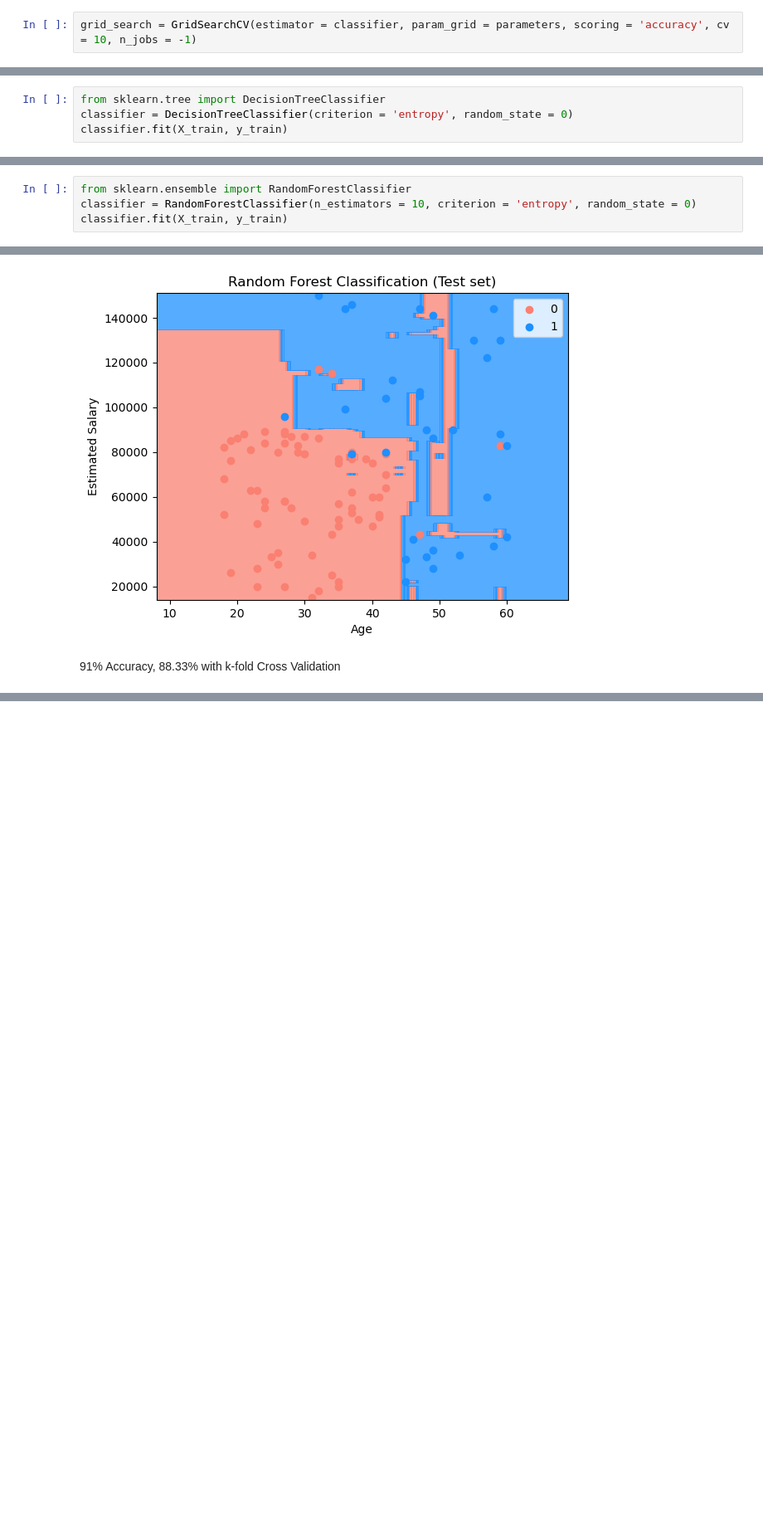
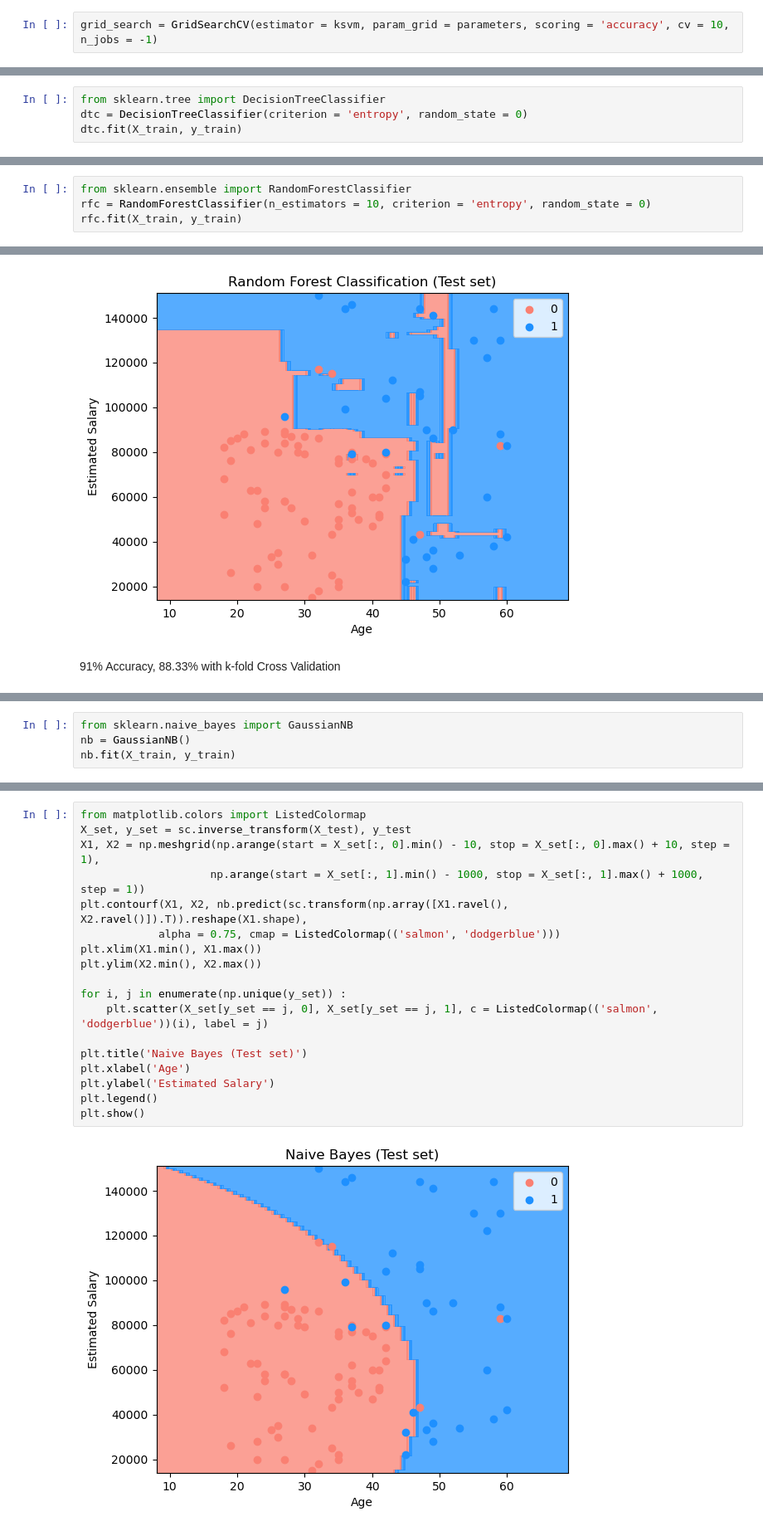
Before and after one commit to DaheeMATTANA/Python-Machine-Learning-Projects, a Jupyter notebook: Customer Classification for New SUV/Customer Classification for New SUV.ipynb, the cells around one changed output, grey strips where cells are left out. Shown at 83% size. Cells and saved outputs as stored; diff of their text form; blank space fills up the shorter version.

```diff
--- a/Customer Classification for New SUV/Customer Classification for New SUV.ipynb
+++ b/Customer Classification for New SUV/Customer Classification for New SUV.ipynb
@@ -252,7 +252,7 @@ from sklearn.model_selection import GridSearchCV
 parameters = [{'C':[0.25, 0.5, 0.75, 1], 'kernel':['linear']},
              {'C':[0.25, 0.5, 0.75, 1], 'kernel':['rbf'], 'gamma':[0.1, 0.2, 0.3, 0.4, 0.5, 0.6, 0.7, 0.8, 0.9]}]
 # %%
-grid_search = GridSearchCV(estimator = classifier, param_grid = parameters, scoring = 'accuracy', cv = 10, n_jobs = -1)
+grid_search = GridSearchCV(estimator = ksvm, param_grid = parameters, scoring = 'accuracy', cv = 10, n_jobs = -1)
 # %%
 grid_search.fit(X_train, y_train)
 # %% [output]
@@ -302,8 +302,8 @@ plt.show()
 ##### Model
 # %%
 from sklearn.tree import DecisionTreeClassifier
-classifier = DecisionTreeClassifier(criterion = 'entropy', random_state = 0)
-classifier.fit(X_train, y_train)
+dtc = DecisionTreeClassifier(criterion = 'entropy', random_state = 0)
+dtc.fit(X_train, y_train)
 # %% [output]
 DecisionTreeClassifier(criterion='entropy', random_state=0)
 # %% [markdown]
@@ -367,8 +367,8 @@ plt.show()
 ##### Model
 # %%
 from sklearn.ensemble import RandomForestClassifier
-classifier = RandomForestClassifier(n_estimators = 10, criterion = 'entropy', random_state = 0)
-classifier.fit(X_train, y_train)
+rfc = RandomForestClassifier(n_estimators = 10, criterion = 'entropy', random_state = 0)
+rfc.fit(X_train, y_train)
 # %% [output]
 RandomForestClassifier(criterion='entropy', n_estimators=10, random_state=0)
 # %% [markdown]
@@ -428,0 +433,4 @@ plt.show()
+# %%
+from sklearn.naive_bayes import GaussianNB
+nb = GaussianNB()
+nb.fit(X_train, y_train)
@@ -428,0 +472,20 @@ plt.show()
+# %%
+from matplotlib.colors import ListedColormap
+X_set, y_set = sc.inverse_transform(X_test), y_test
+X1, X2 = np.meshgrid(np.arange(start = X_set[:, 0].min() - 10, stop = X_set[:, 0].max() + 10, step = 1),
+                    np.arange(start = X_set[:, 1].min() - 1000, stop = X_set[:, 1].max() + 1000, step = 1))
+plt.contourf(X1, X2, nb.predict(sc.transform(np.array([X1.ravel(), X2.ravel()]).T)).reshape(X1.shape),
+            alpha = 0.75, cmap = ListedColormap(('salmon', 'dodgerblue')))
+plt.xlim(X1.min(), X1.max())
+plt.ylim(X2.min(), X2.max())
+
+for i, j in enumerate(np.unique(y_set)) :
+    plt.scatter(X_set[y_set == j, 0], X_set[y_set == j, 1], c = ListedColormap(('salmon', 'dodgerblue'))(i), label = j)
+
+plt.title('Naive Bayes (Test set)')
+plt.xlabel('Age')
+plt.ylabel('Estimated Salary')
+plt.legend()
+plt.show()
+# %% [output]
+[figure, added]
```
Also changed, not shown: parts of 56 cells of this notebook, 3 other files.
